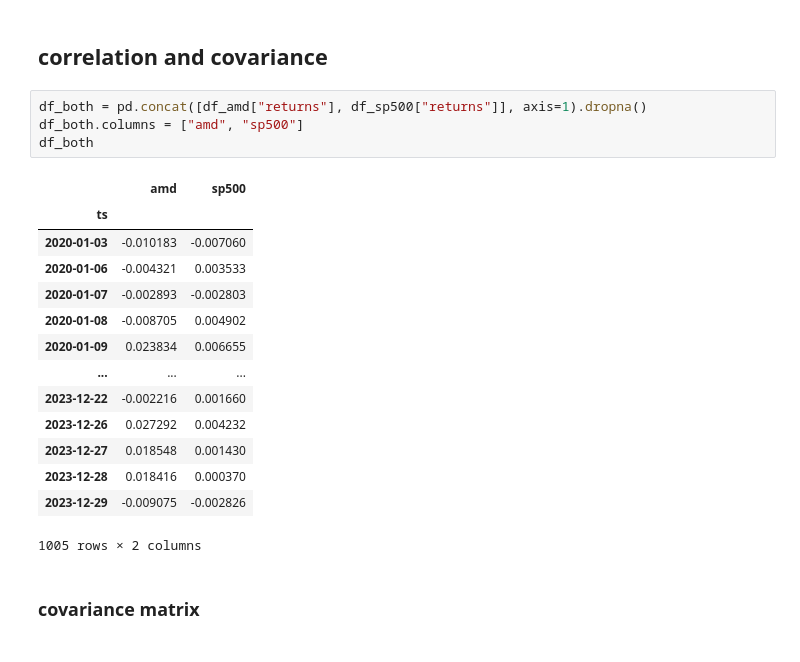
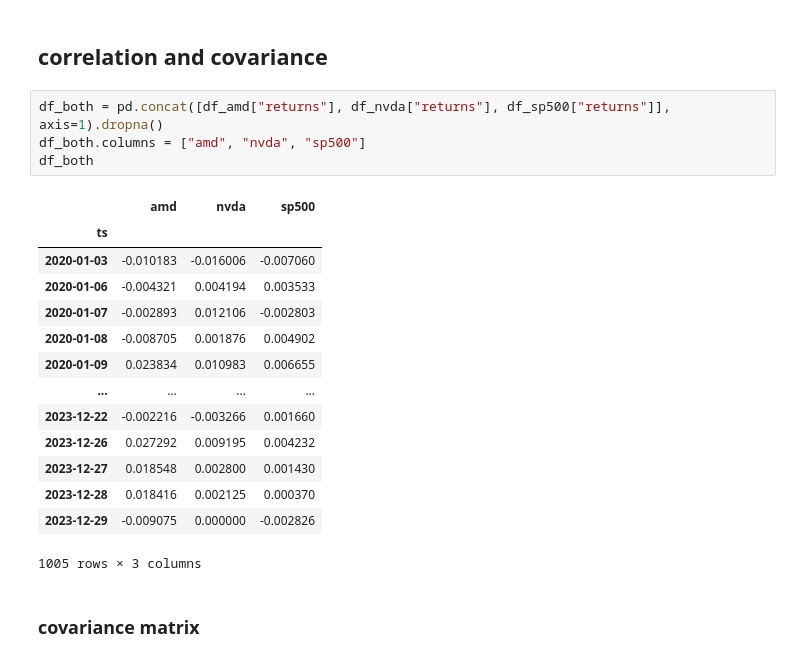
Before and after one commit to jtviegas/datascience, a Jupyter notebook: notebooks/findata.ipynb, the cells around one changed output. Cells and saved outputs as stored; diff of their text form.

```diff
--- a/notebooks/findata.ipynb
+++ b/notebooks/findata.ipynb
@@ -369,24 +375,24 @@ plt.legend()
 # %% [markdown]
 ## correlation and covariance
 # %%
-df_both = pd.concat([df_amd["returns"], df_sp500["returns"]], axis=1).dropna()
-df_both.columns = ["amd", "sp500"]
+df_both = pd.concat([df_amd["returns"], df_nvda["returns"], df_sp500["returns"]], axis=1).dropna()
+df_both.columns = ["amd", "nvda", "sp500"]
 df_both
 # %% [output]
-|  | amd | sp500 |
-| ts |  |  |
-| 2020-01-03 | -0.010183 | -0.007060 |
-| 2020-01-06 | -0.004321 | 0.003533 |
-| 2020-01-07 | -0.002893 | -0.002803 |
-| 2020-01-08 | -0.008705 | 0.004902 |
-| 2020-01-09 | 0.023834 | 0.006655 |
-| ... | ... | ... |
-| 2023-12-22 | -0.002216 | 0.001660 |
-| 2023-12-26 | 0.027292 | 0.004232 |
-| 2023-12-27 | 0.018548 | 0.001430 |
-| 2023-12-28 | 0.018416 | 0.000370 |
-| 2023-12-29 | -0.009075 | -0.002826 |
+|  | amd | nvda | sp500 |
+| ts |  |  |  |
+| 2020-01-03 | -0.010183 | -0.016006 | -0.007060 |
+| 2020-01-06 | -0.004321 | 0.004194 | 0.003533 |
+| 2020-01-07 | -0.002893 | 0.012106 | -0.002803 |
+| 2020-01-08 | -0.008705 | 0.001876 | 0.004902 |
+| 2020-01-09 | 0.023834 | 0.010983 | 0.006655 |
+| ... | ... | ... | ... |
+| 2023-12-22 | -0.002216 | -0.003266 | 0.001660 |
+| 2023-12-26 | 0.027292 | 0.009195 | 0.004232 |
+| 2023-12-27 | 0.018548 | 0.002800 | 0.001430 |
+| 2023-12-28 | 0.018416 | 0.002125 | 0.000370 |
+| 2023-12-29 | -0.009075 | 0.000000 | -0.002826 |
-1005 rows × 2 columns
+1005 rows × 3 columns
 # %% [markdown]
 ### covariance matrix
 # %%
```
Also changed, not shown: parts of 24 cells of this notebook.
